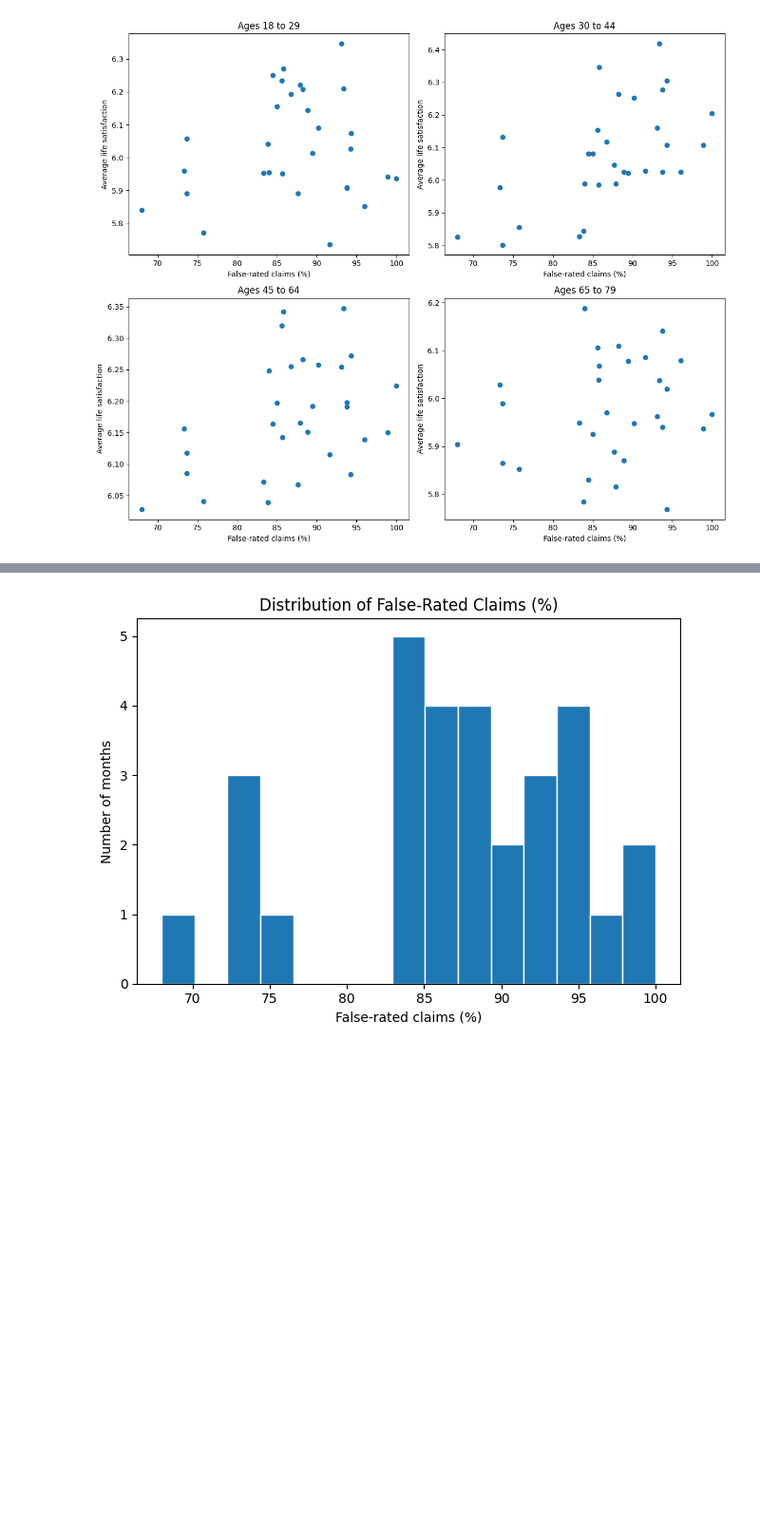
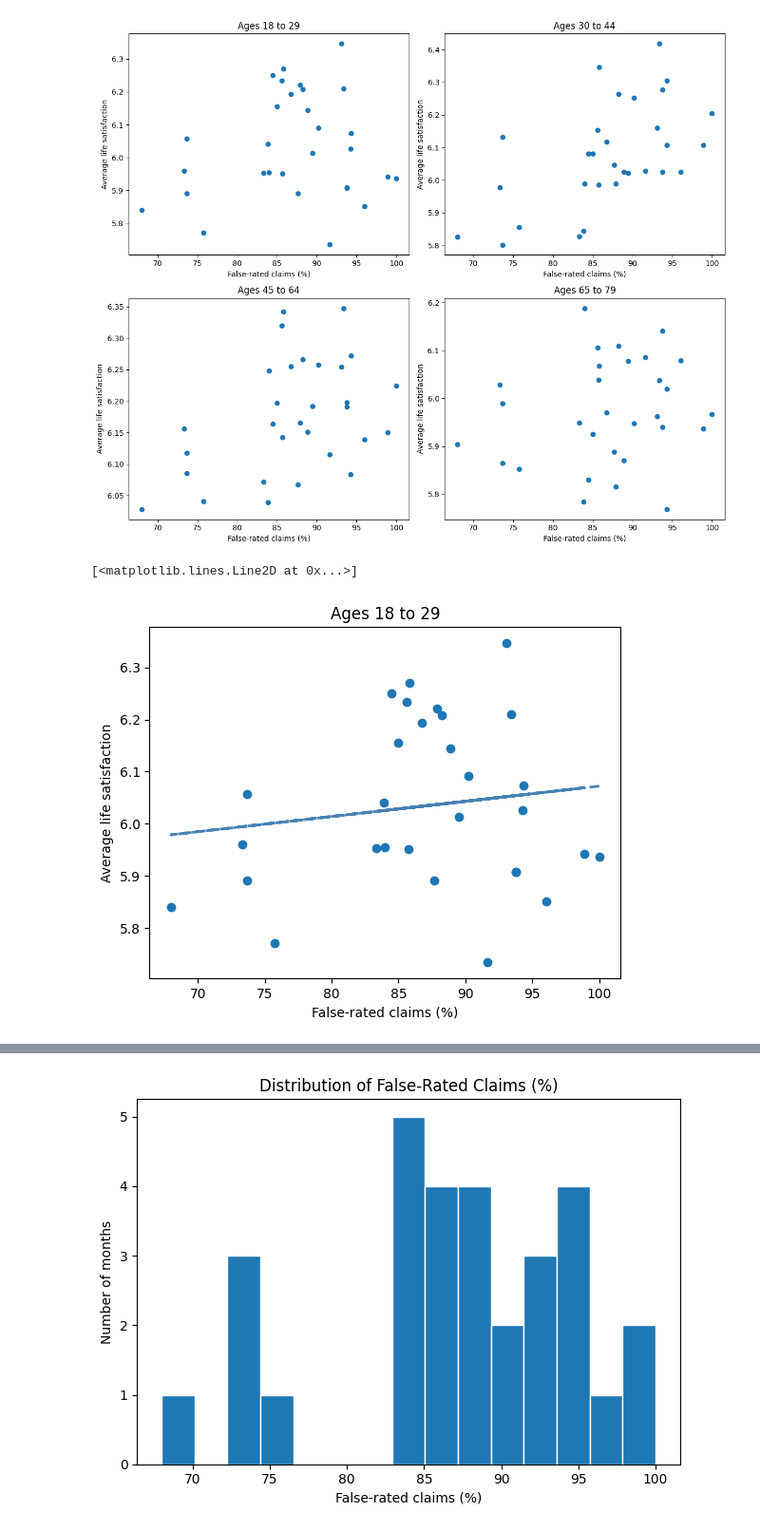
Before and after one commit to kallylxy2026/Team-25, a Jupyter notebook: Project_Lab.ipynb, the cells around one changed output, grey strips where cells are left out. Shown at 95% size. Cells and saved outputs as stored; diff of their text form; code cells hidden in the pictures; blank space fills up the shorter version.

Commit message:
more plots and best fit lines

```diff
--- a/Project_Lab.ipynb
+++ b/Project_Lab.ipynb
@@ -827,3 +833,25 @@ plt.tight_layout()
 plt.show()
 # %% [output]
 [figure]
+# %%
+# trying to apply a best fit line
+
+# ages 18 to 29
+x = merged_data18to29["false_percentage"]
+y = merged_data18to29["life_satisfaction_18to29"]
+
+a, b = np.polyfit(x, y, 1)
+
+plt.scatter(
+    merged_data18to29["false_percentage"],
+    merged_data18to29["life_satisfaction_18to29"]
+)
+
+plt.xlabel("False-rated claims (%)")
+plt.ylabel("Average life satisfaction")
+plt.title("Ages 18 to 29")
+
+plt.plot(x, a*x+b, color='steelblue', linestyle='--', linewidth=2)
+# %% [output]
+[<matplotlib.lines.Line2D at 0x...>]
+[figure, added]
```
Also changed, not shown: parts of 4 cells of this notebook.
